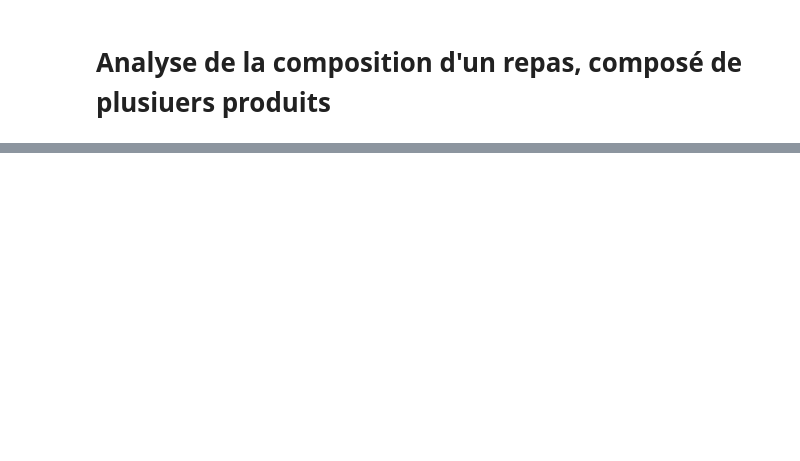
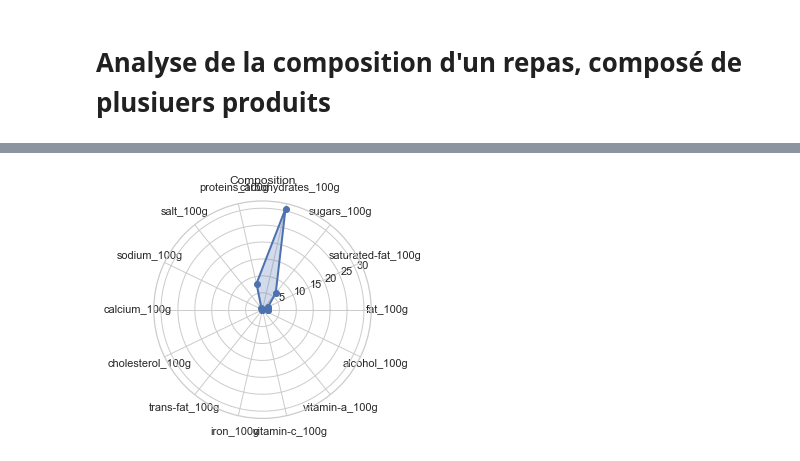
Before and after one commit to asaidomar/openclassrooms_projet3, a Jupyter notebook: projet3/food_analysis.ipynb, the cells around one changed output, grey strips where cells are left out. Saved outputs shown, nothing was run; the diff lists cells and outputs as text; code cells hidden in the pictures; blank space fills up the shorter version.

```diff
--- a/projet3/food_analysis.ipynb
+++ b/projet3/food_analysis.ipynb
@@ -1,14 +0,0 @@
-# %%
-import numpy as np
-import pandas as pd
-import seaborn as sns
-import matplotlib.pyplot as plt
-import scipy.stats as st
-
-from  pathlib import Path
-import projet3
-
-
-def get_metrics(data, codes, columns):
-    sum_ = data[columns].sum()
-    return sum_
@@ -48,0 +167,4 @@ Index(['fat_100g', 'saturated-fat_100g', 'sugars_100g', 'carbohydrates_100g',
+# %%
+plot_radar(metrics_brut)
+# %% [output]
+[figure, added]
```
Also changed, not shown: parts of 21 cells of this notebook, 2 other files.
